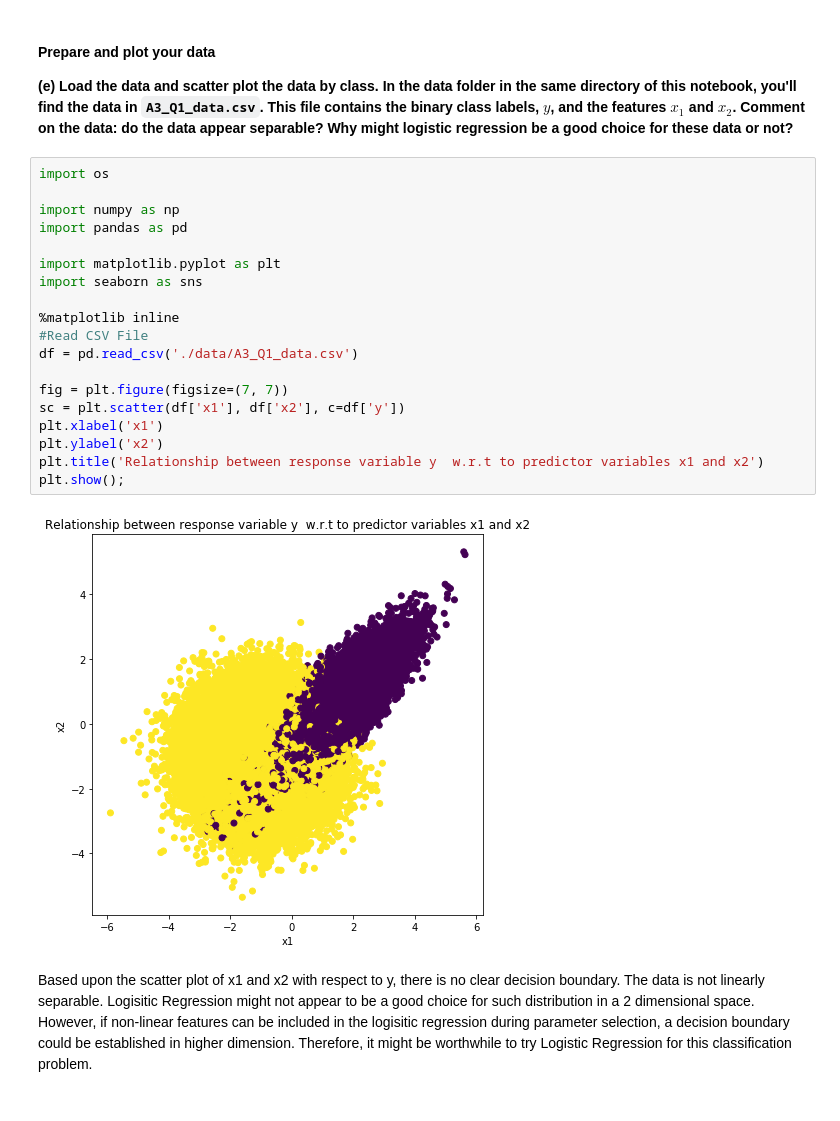
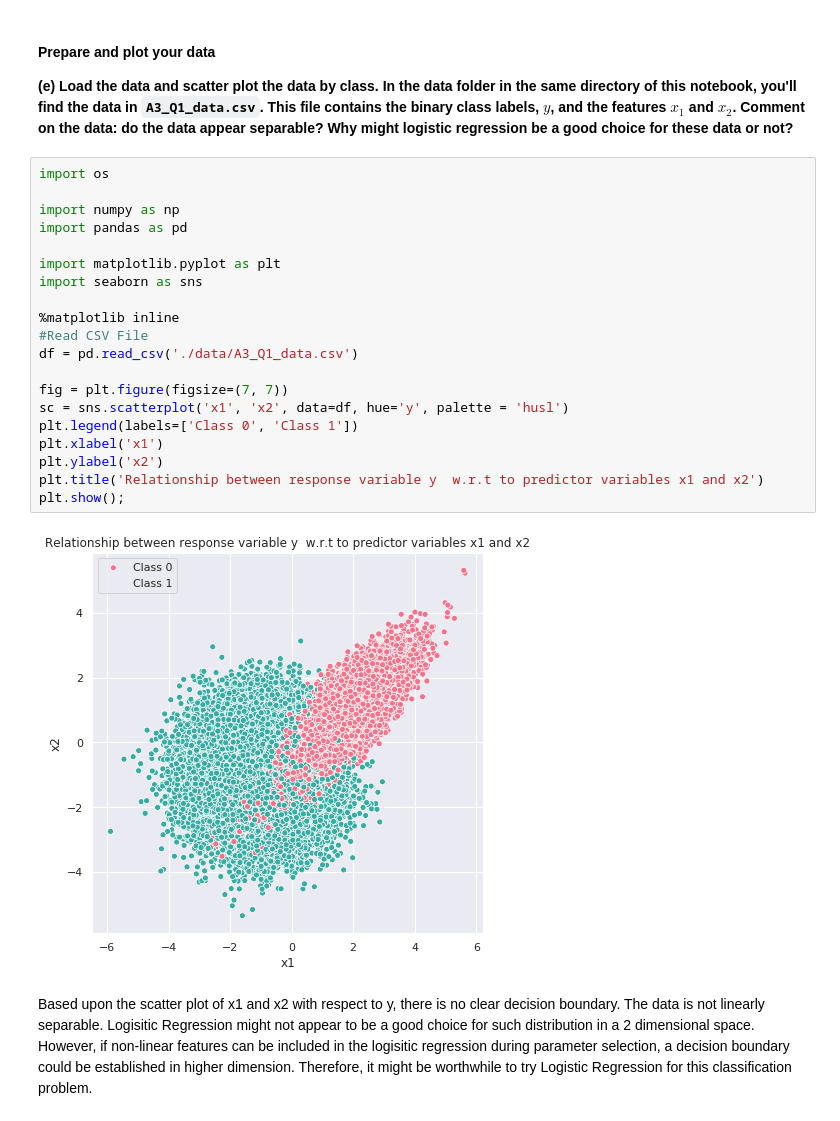
Before and after one commit to ravitashaw/ids705, a Jupyter notebook: assignment3/Assignment_3.ipynb, the cells around one changed output. Cells and saved outputs as stored; diff of their text form.

```diff
--- a/assignment3/Assignment_3.ipynb
+++ b/assignment3/Assignment_3.ipynb
@@ -110,24 +108,25 @@ $$\mathbf{w}_j^{update} = \mathbf{w}_j^{prior} - \eta \cdot \nabla_{\mathbf{w}}C
 # %%
 import os
 
 import numpy as np
 import pandas as pd
 
 import matplotlib.pyplot as plt
 import seaborn as sns
 
 %matplotlib inline
 #Read CSV File
 df = pd.read_csv('./data/A3_Q1_data.csv')
 
 fig = plt.figure(figsize=(7, 7))
-sc = plt.scatter(df['x1'], df['x2'], c=df['y'])
+sc = sns.scatterplot('x1', 'x2', data=df, hue='y', palette = 'husl')
+plt.legend(labels=['Class 0', 'Class 1'])
 plt.xlabel('x1')
 plt.ylabel('x2')
 plt.title('Relationship between response variable y  w.r.t to predictor variables x1 and x2')
 plt.show();
 # %% [output]
-[figure, old version]
+[figure, new version]
 # %% [markdown]
 Based upon the scatter plot of x1 and x2 with respect to y, there is no clear decision boundary. The data is not linearly separable. Logisitic Regression might not appear to be a good choice for such distribution in a 2 dimensional space. However, if non-linear features can be included in the logisitic regression during parameter selection, a decision boundary could be established in higher dimension. Therefore, it might be worthwhile to try Logistic Regression for this classification problem.
 # %% [markdown]
```
Also changed, not shown: parts of 67 cells of this notebook.
